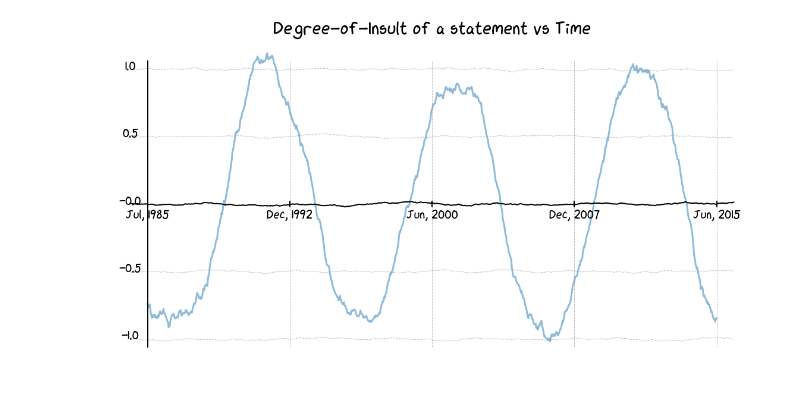
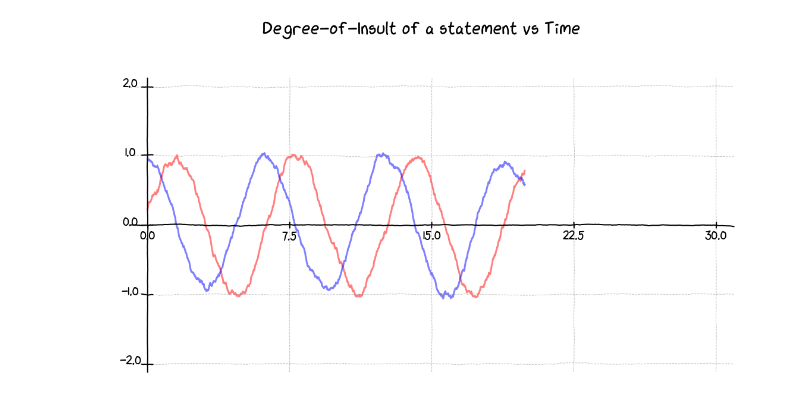
Before and after one commit to nuwandavek/squigglylines, a Jupyter notebook: squiggly.ipynb, the cells around one changed output. Drawn from its saved outputs; the diff is of its cells as text; code cells hidden in the pictures.

```diff
--- a/squiggly.ipynb
+++ b/squiggly.ipynb
@@ -9,10 +9,15 @@ from squiggly import SquigglyLine
 # %%
-# x = np.arange(0, 20, 0.1)
-# y = np.sin(x)
+x = np.arange(0, 20, 0.1)
+y = np.sin(x)
+y2 = np.cos(x)
 
-x = np.arange(datetime(1985,7,1), datetime(2015,7,1), timedelta(days=10)).astype(datetime)
-y = np.sin([x.timestamp() * 10 / t[0].timestamp() for x in t])
+# x = np.arange(datetime(1985,7,1), datetime(2015,7,1), timedelta(days=10)).astype(datetime)
+# y = np.sin([p.timestamp() * 10 / x[0].timestamp() for p in x])
 # %%
-SquigglyLine(x, y, 'Degree-of-Insult of a statement vs Time').plot()
+squigglyplot = SquigglyPlot(figsize=(20, 10))
+squigglyplot.draw_line(x, y, c="r")
+squigglyplot.draw_line(x, y2, c="blue")
+squigglyplot.draw_grid([0, 30], [-2, 2])
+squigglyplot.draw_title('Degree-of-Insult of a statement vs Time')
 # %% [output]
-[figure, old version]
+[figure, new version]
```
Also changed, not shown: parts of 1 cell of this notebook, 1 other file.
